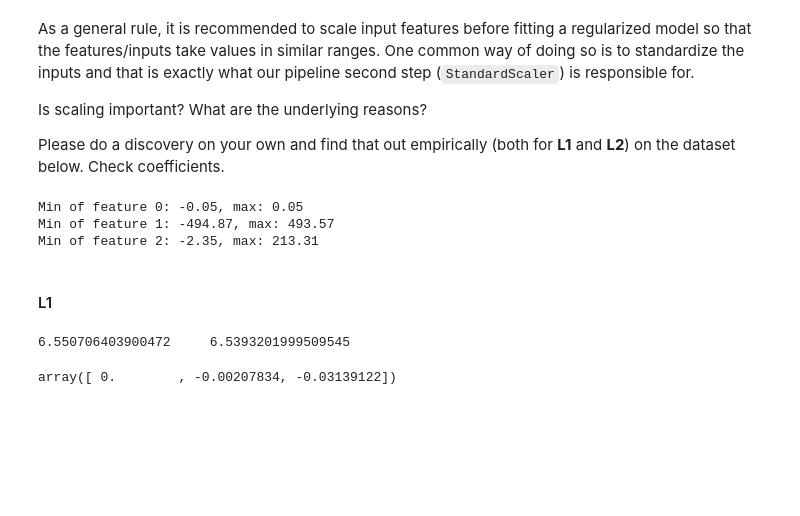
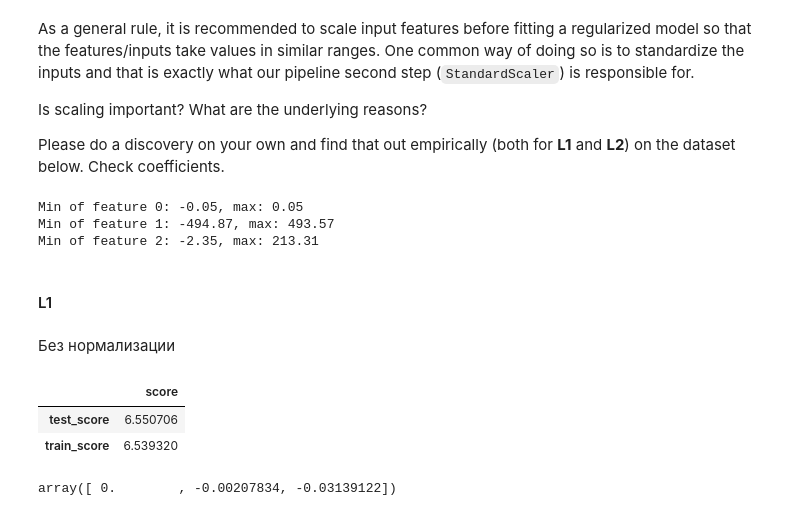
Before and after one commit to niksonnn/rss, a Jupyter notebook: overfitting_regularization.ipynb, the cells around one changed output. Saved outputs shown, nothing was run; the diff lists cells and outputs as text; code cells hidden in the pictures; blank space fills up the shorter version.

```diff
--- a/overfitting_regularization.ipynb
+++ b/overfitting_regularization.ipynb
@@ -564,18 +755,23 @@ Min of feature 1: -494.87, max: 493.57
 Min of feature 2: -2.35, max: 213.31
 # %% [markdown]
 #### L1
+# %% [markdown]
+Без нормализации
 # %%
 model = Lasso()
 X_train, X_test, y_train, y_test = train_test_split(X_hw, y_hw, random_state=SEED)
 
 model.fit(X_train, y_train)
 train_pred = model.predict(X_train)
 train_score = rmse(y_train, train_pred)
 test_pred = model.predict(X_test)
 test_score = rmse(y_test, test_pred)
-print(test_score,'   ', train_score)
+
+pd.DataFrame(data = {'score':[test_score, train_score]}, index = ['test_score', 'train_score'])
 # %% [output]
-6.550706403900472     6.5393201999509545
+|  | score |
+| test_score | 6.550706 |
+| train_score | 6.539320 |
 # %%
 model.coef_
 # %% [output]
```
Also changed, not shown: parts of 36 cells of this notebook.
